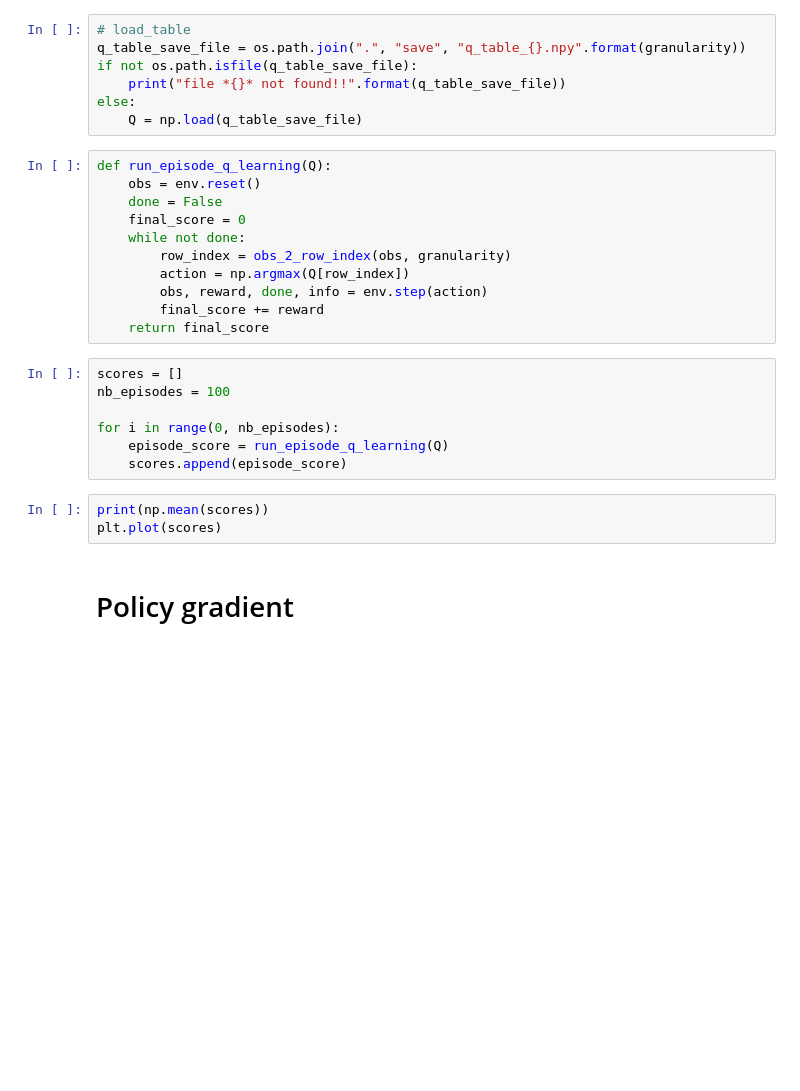
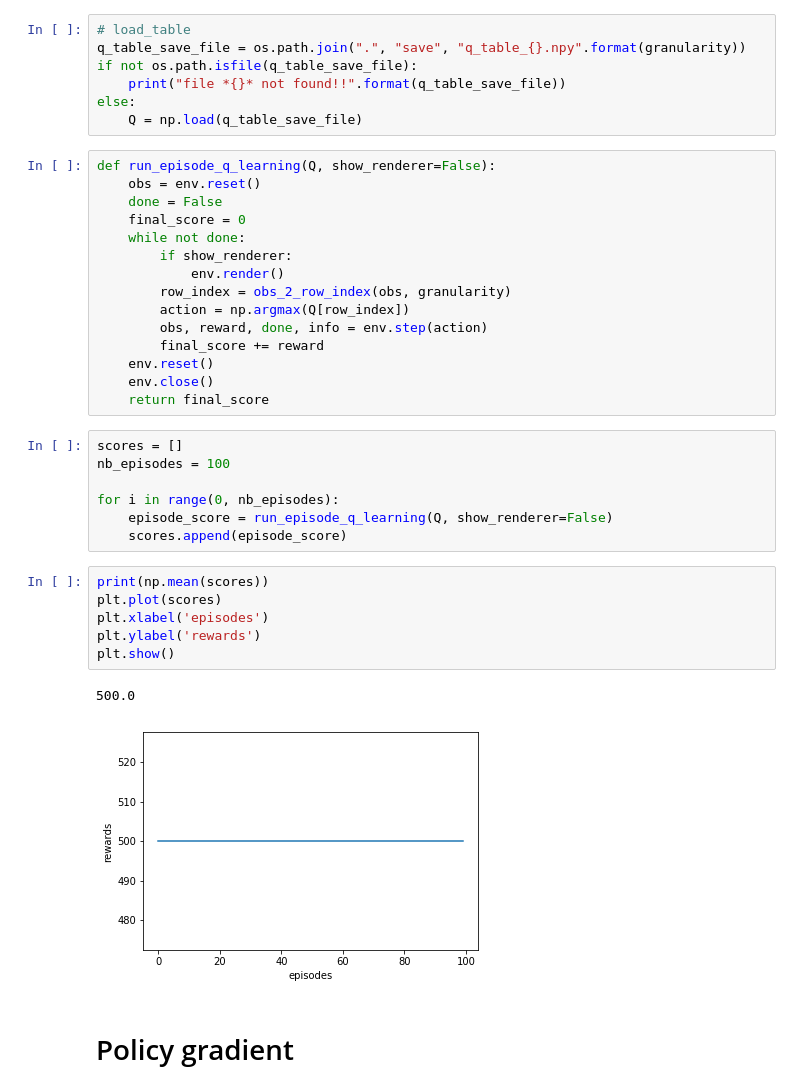
Before and after one commit to remyclem/CartPole-RL, a Jupyter notebook: Reinforcement_CartPole.ipynb, the cells around one changed output. Drawn from its saved outputs; the diff is of its cells as text; blank space fills up the shorter version.

```diff
--- a/Reinforcement_CartPole.ipynb
+++ b/Reinforcement_CartPole.ipynb
@@ -234,26 +281,36 @@ if not os.path.isfile(q_table_save_file):
 else:
     Q = np.load(q_table_save_file)
 # %%
-def run_episode_q_learning(Q):
+def run_episode_q_learning(Q, show_renderer=False):
     obs = env.reset()
     done = False
     final_score = 0
     while not done:
+        if show_renderer:
+            env.render()
         row_index = obs_2_row_index(obs, granularity)
         action = np.argmax(Q[row_index])
         obs, reward, done, info = env.step(action)
         final_score += reward
+    env.reset()
+    env.close()
     return final_score
 # %%
 scores = []
 nb_episodes = 100
 
 for i in range(0, nb_episodes):
-    episode_score = run_episode_q_learning(Q)
+    episode_score = run_episode_q_learning(Q, show_renderer=False)
     scores.append(episode_score)
 # %%
 print(np.mean(scores))
 plt.plot(scores)
+plt.xlabel('episodes')
+plt.ylabel('rewards')
+plt.show()
+# %% [output]
+500.0
+[figure, added]
 # %% [markdown]
 # Policy gradient
 # %% [markdown]
```
Also changed, not shown: parts of 22 cells of this notebook, 2 other files.
